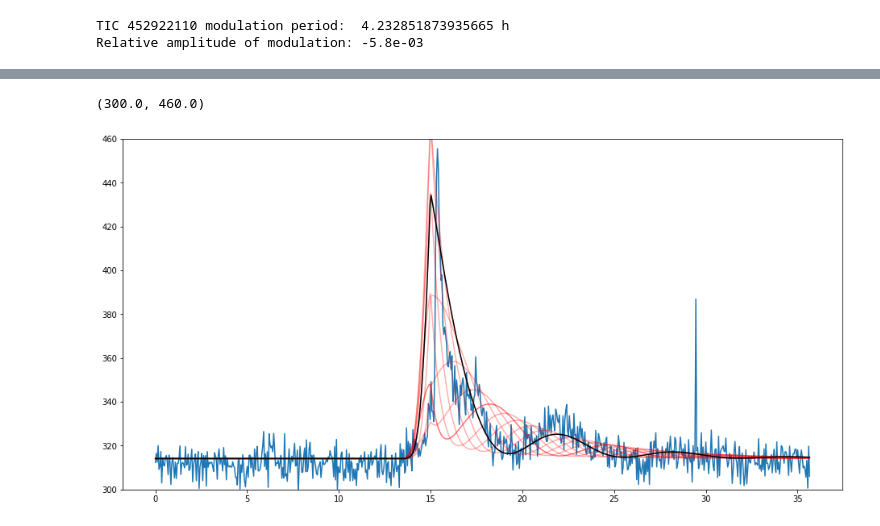
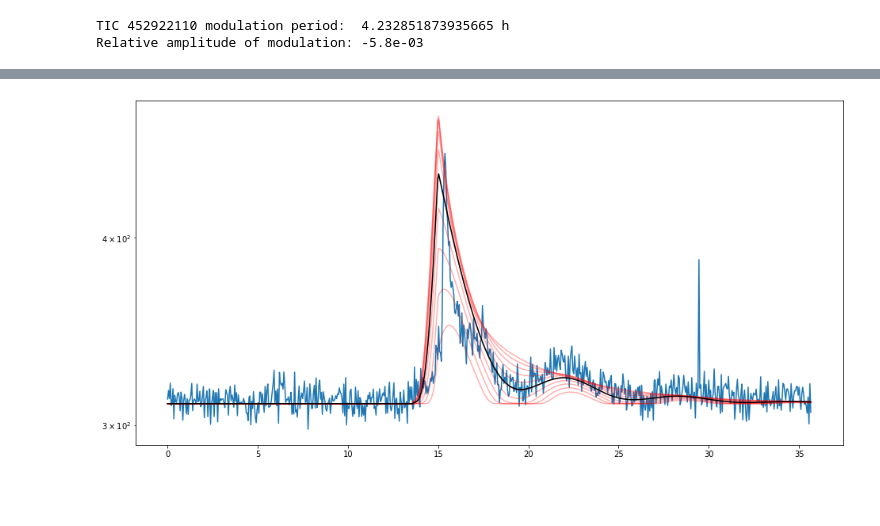
Before and after one commit to ekaterinailin/MalachiteMountains, a Jupyter notebook: analysis/notebooks/NB42_Model_fit_to_Real_Data.ipynb, the cells around one changed output, grey strips where cells are left out. Saved outputs shown, nothing was run; the diff lists cells and outputs as text; code cells hidden in the pictures; blank space fills up the shorter version.

```diff
--- a/analysis/notebooks/NB42_Model_fit_to_Real_Data.ipynb
+++ b/analysis/notebooks/NB42_Model_fit_to_Real_Data.ipynb
@@ -105,7 +105,7 @@ flux_err = np.nanmean(flcd.detrended_flux_err)
 # Find the median flux in the chosen light curve range
 # by clipping outliers iteratively
 flcd = flcd[choice]
-median = np.nanmean(find_iterative_median(flcd).it_med)
+median = np.nanmean(find_iterative_median(flcd).it_med) -4
 
 
 # Convert time array to rotation phase array
@@ -124,8 +124,8 @@ Relative amplitude of modulation: -5.8e-03
 
 cf = pd.DataFrame({"phi":phi,"flux":flux, "t":t,
               "flux_err":flux_err, "median_":median})
-cff = cf.groupby(pd.cut(cf.phi, 900)).apply(np.mean)
-#cff = cff[(cff.phi<1.8*2*np.pi) |(cff.phi>2.225*2*np.pi)]
+cff = cf#f#.groupby(pd.cut(cf.phi, 900)).apply(np.mean)
+cff = cff[(cff.phi<2.43*2*np.pi) |(cff.phi>2.55*2*np.pi)]
 plt.figure(figsize=(12,6))
 plt.plot(cf.phi/(2*np.pi), cf.flux,color="grey")
 plt.errorbar(cff.phi/(2*np.pi), cff.flux, yerr=cff.flux_err, color="r", alpha=.9)
@@ -165,44 +164,53 @@ tstamp
 # %%
 # Play with parameters to get a first guess for the MCMC
 # When fitting more than one flare, do one flare first, then the next etc.
 
 # Flare peak time
 phi_a =15.
 
 # Active region latitude
-theta_a = 55.2959564620278 / 180 * np.pi
+theta_a = 65.2959564620278 / 180 * np.pi
 
 # Flare amplitude
-a = .52553675464244
+a = .62553675464244
 
 # 2*FWHM of flare
-fwhm = 2.7
+fwhm = 2.8
 
 
-phi0 =3.5
-
+phi0 =-2.6
 
 
 Fth = calculate_specific_flare_flux("TESS", flaret=1e4)
-phi_a_max = phi[-1]
+#---------------------------------------
+# Flare peak time
+phi_a2 =17.5
+
+# Flare amplitude
+a2 = .16553675464244
+
+# 2*FWHM of flare
+fwhm2 = 2.6
+
+#-----------------------------------------
 #plt.plot(phi,flux)
 radius = calculate_angular_radius(Fth, a, qlum, R,)
 #theta_a, i_mu, phi_a, radius
 
 plt.figure(figsize=(16,8))
 plt.plot(cff.phi,cff.flux)
-for i in np.linspace(-2*np.pi,2*np.pi,10):
-    plt.plot(phi, full_model(phi_a, theta_a, a, fwhm, i_mu, phi0=i,
+for i in np.linspace(0,np.pi/2,10):
+    plt.plot(phi, full_model(phi_a, theta_a, a, fwhm, i, phi0=phi0,
                phi=phi, num_pts=50, qlum=qlum,
                Fth=Fth, R=R, median=median), c="r", alpha=.31,)
 plt.plot(phi, full_model(phi_a, theta_a, a, fwhm, i_mu, phi0=phi0,
            phi=phi, num_pts=50, qlum=qlum,
            Fth=Fth, R=R, median=median), c="k", alpha=1,);
 
-plt.ylim(300,460)
+#plt.ylim(300,460)
+plt.yscale("log")
 # %% [output]
-(300.0, 460.0)
-[figure, old version]
+[figure, new version]
 # %%
 # Choose model:
 log_prob = "log_probability"#_2flares"
```
Also changed, not shown: parts of 4 cells of this notebook, 7 other files.
